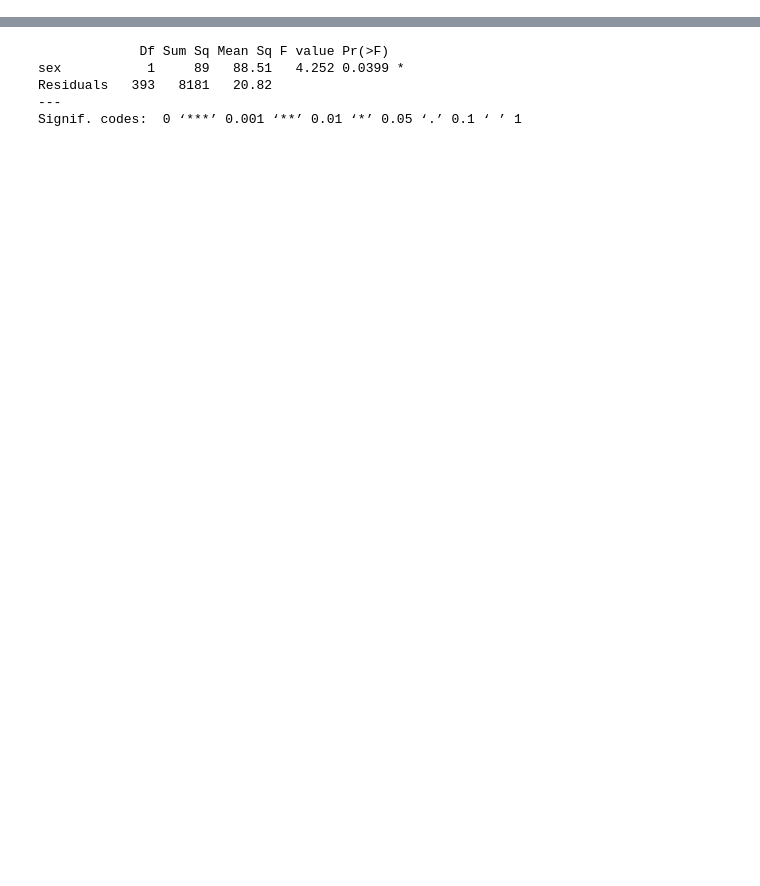
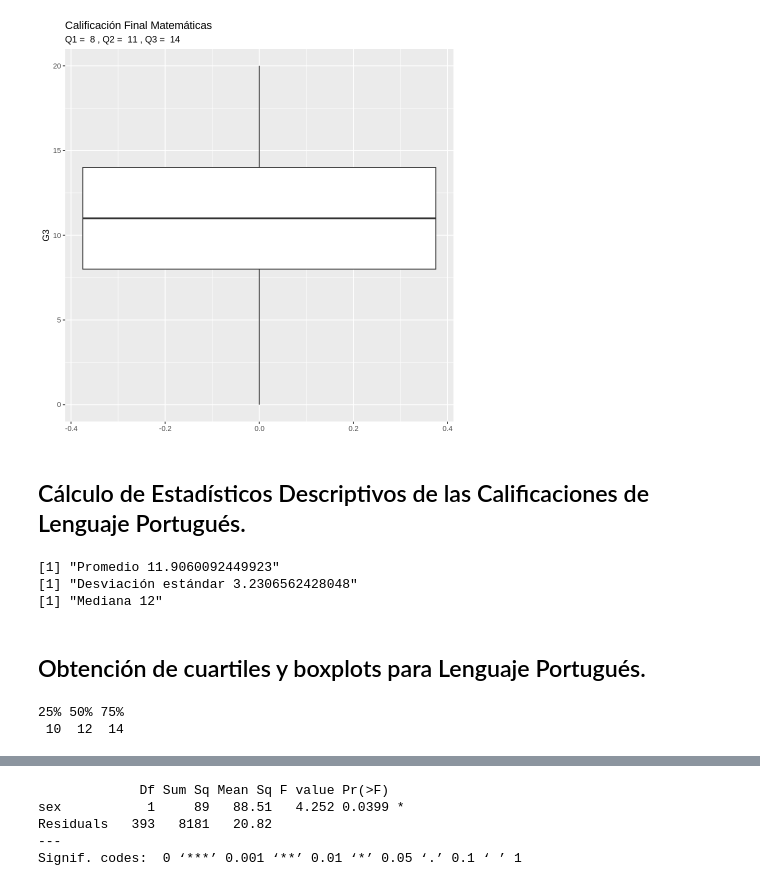
Before and after one commit to estherhdzc/BEDU-Proyecto-Final, a Jupyter notebook: proyectofinal.ipynb, the cells around one changed output, grey strips where cells are left out. Saved outputs shown, nothing was run; the diff lists cells and outputs as text; code cells hidden in the pictures; blank space fills up the shorter version.

```diff
--- a/proyectofinal.ipynb
+++ b/proyectofinal.ipynb
@@ -121,0 +172,35 @@ plot(x, y, type = "l", lwd = 2, col = "blue",
+# %%
+#Se generan boxplots con los cuartiles de la calificación de Matemáticas
+ggplot(data = datos_mat, mapping = aes(y=G3)) + geom_boxplot(outlier.colour="red") +
+    labs(title = "Calificación Final Matemáticas ",subtitle =  paste("Q1 = ",Q1_m, ", Q2 = ",Q2_m, ", Q3 = ",Q3_m))
+# %% [output]
+[figure, added]
+# %% [markdown]
+## Cálculo de Estadísticos Descriptivos de las Calificaciones de Lenguaje Portugués.
+# %%
+# Cálculo de la media, la mediana y la desviación estándar de las calificaciones del examen final de Lenguaje Portugués
+media <- mean(datos_por$G3)
+desviacion <- sd(datos_por$G3)
+mediana<-median(datos_por$G3)
+
+print(paste("Promedio",media))
+print(paste("Desviación estándar",desviacion))
+print(paste("Mediana", mediana))
+# %% [output]
+[1] "Promedio 11.9060092449923"
+[1] "Desviación estándar 3.2306562428048"
+[1] "Mediana 12"
+# %% [markdown]
+## Obtención de cuartiles y boxplots para Lenguaje Portugués.
+# %%
+## Obtenemos cuartiles de la calificación de Lenguaje Portugués
+quantile(x=datos_por$G3, probs = c(0.25,0.50,0.75),type = 0)
+cuartiles_p <-quantile(x=datos_por$G3, probs = c(0.25,0.50,0.75),type = 0)
+Q1_p <- cuartiles_p[1];
+Q2_p<-cuartiles_p[2];
+Q3_p<-cuartiles_p[3];
+ #atipicos.menores_p <-Q1_p-1.5*(Q3_p - Q2_p)
+ #atipicos.menores_p
+# %% [output]
+25% 50% 75%
+ 10  12  14
```
Also changed, not shown: parts of 54 cells of this notebook.
